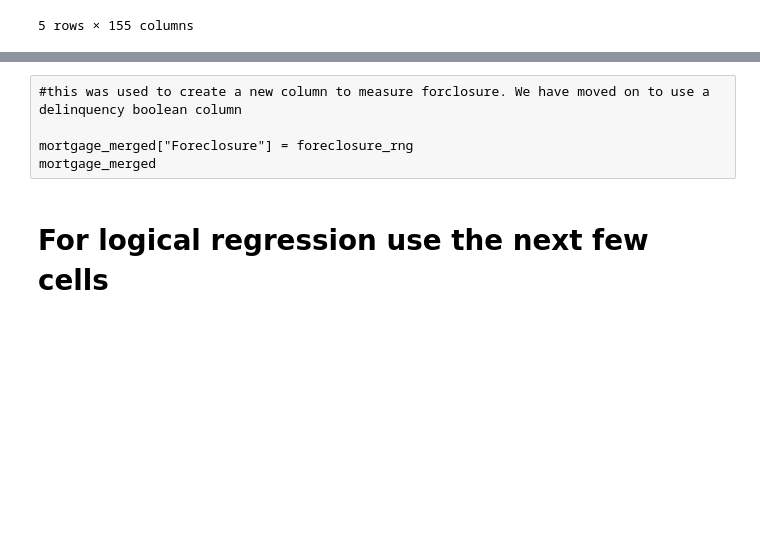
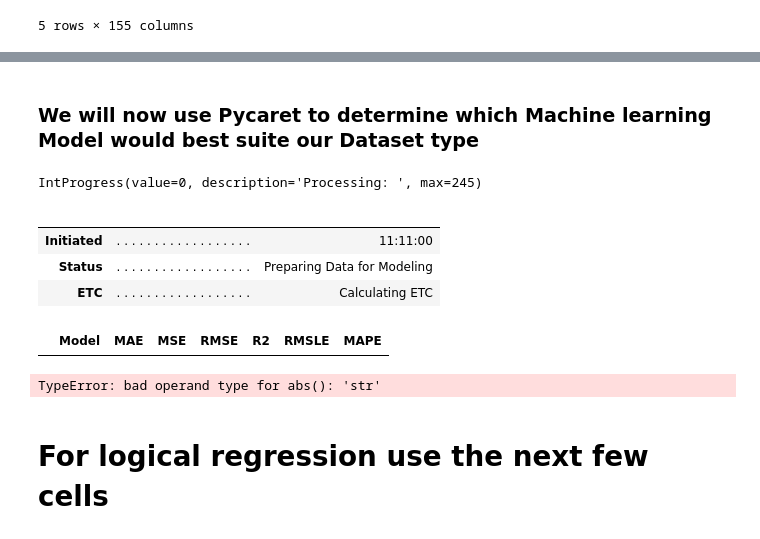
Before and after one commit to Azaima-Asghar/Modeling-Probability-Of-Delinquency, a Jupyter notebook: MachineLearning.ipynb, the cells around one changed output, grey strips where cells are left out. Saved outputs shown, nothing was run; the diff lists cells and outputs as text; code cells hidden in the pictures; blank space fills up the shorter version.

```diff
--- a/MachineLearning.ipynb
+++ b/MachineLearning.ipynb
@@ -281,5 +273,0 @@ foreclosure_rng
-# %% [raw]
-#this was used to create a new column to measure forclosure. We have moved on to use a delinquency boolean column
-
-mortgage_merged["Foreclosure"] = foreclosure_rng
-mortgage_merged
@@ -285,0 +276,2 @@ mortgage_merged
+# %% [markdown]
+### We will now use Pycaret to determine which Machine learning Model would best suite our Dataset type
@@ -286,3 +432,14 @@ mortgage_merged
+# %%
+compare_models(fold=10)
+# %% [output]
+IntProgress(value=0, description='Processing: ', max=245)
+|  |  |  |
+|  |  |  |
+| Initiated | . . . . . . . . . . . . . . . . . . | 11:11:00 |
+| Status | . . . . . . . . . . . . . . . . . . | Preparing Data for Modeling |
+| ETC | . . . . . . . . . . . . . . . . . . | Calculating ETC |
+|  | Model | MAE | MSE | RMSE | R2 | RMSLE | MAPE |
+TypeError: bad operand type for abs(): 'str'
 # %%
 # Split our preprocessed data into our features and target arrays
 y = mortgage_merged["delinquency_True"].values
```
Also changed, not shown: parts of 24 cells of this notebook, 1 other file.
